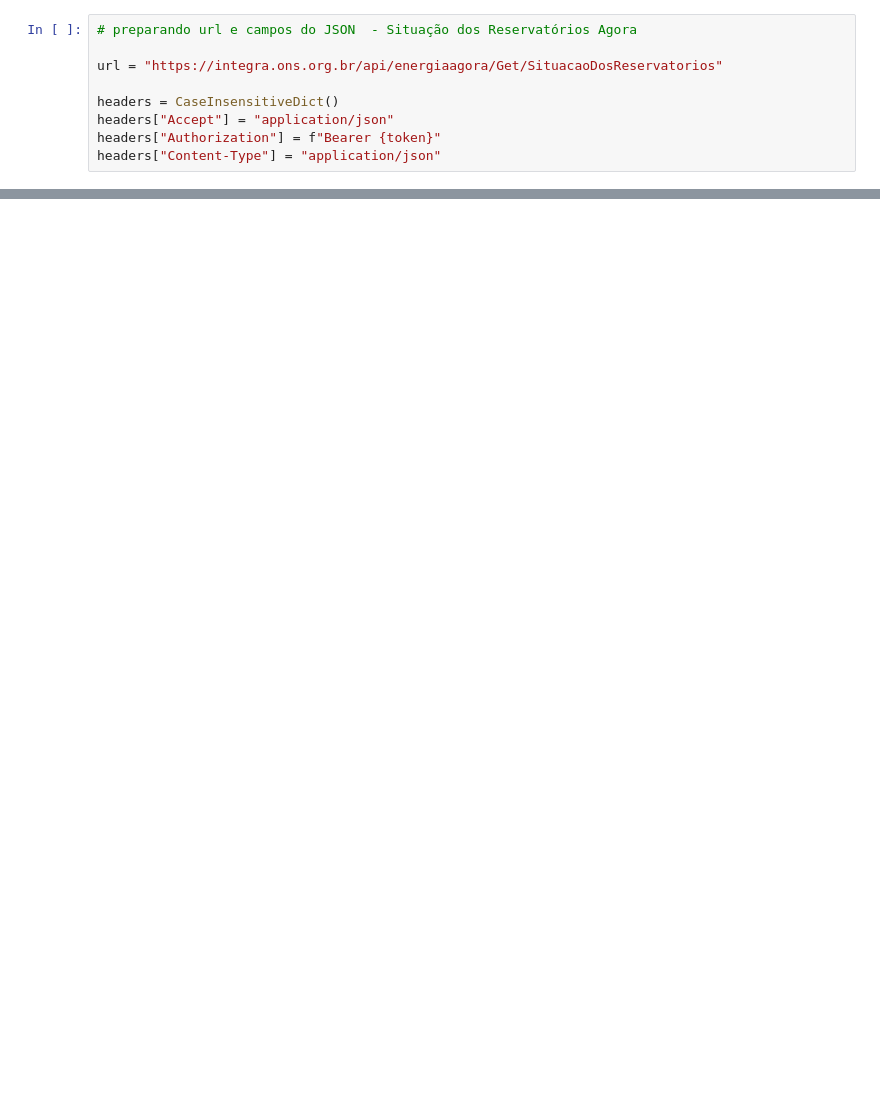
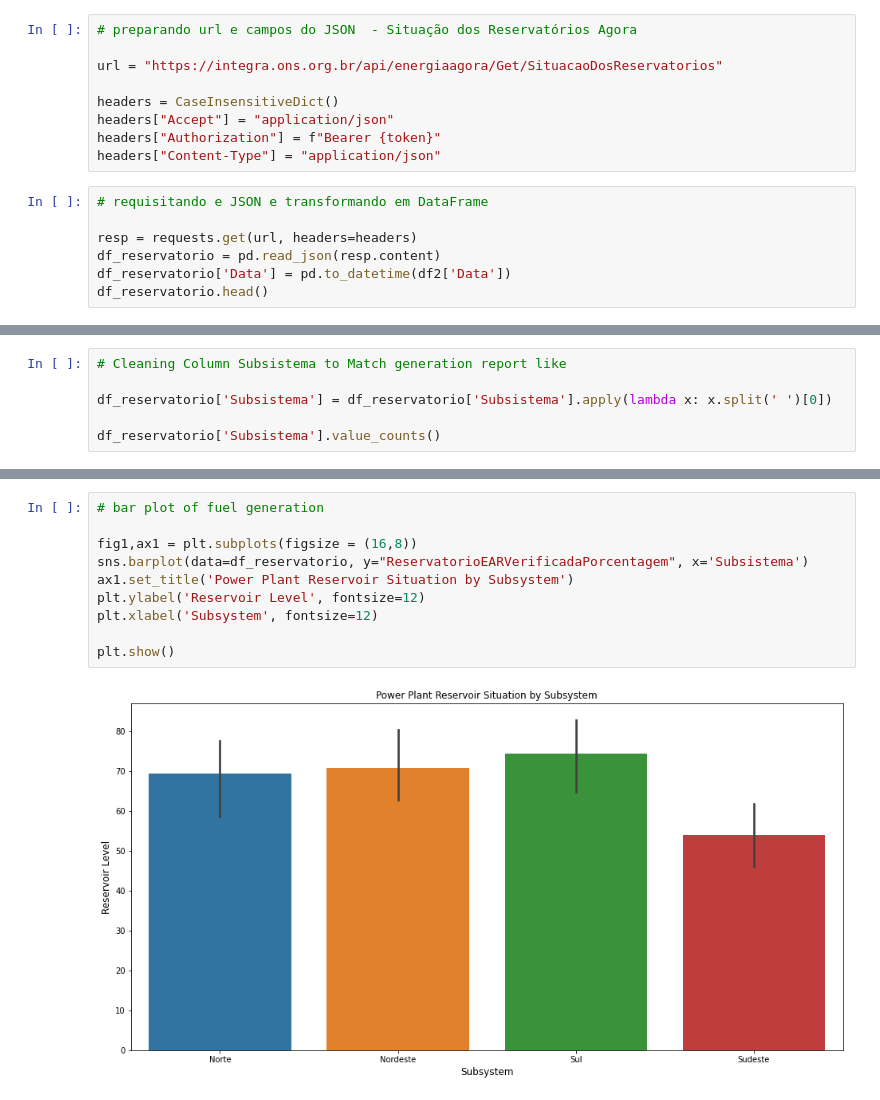
Before and after one commit to thiago-umbelino/ons, a Jupyter notebook: ONS_API.ipynb, the cells around one changed output, grey strips where cells are left out. Saved outputs shown, nothing was run; the diff lists cells and outputs as text; blank space fills up the shorter version.

```diff
--- a/ONS_API.ipynb
+++ b/ONS_API.ipynb
@@ -47,3 +61,10 @@ headers = CaseInsensitiveDict()
 headers["Accept"] = "application/json"
 headers["Authorization"] = f"Bearer {token}"
 headers["Content-Type"] = "application/json"
+# %%
+# requisitando e JSON e transformando em DataFrame
+
+resp = requests.get(url, headers=headers)
+df_reservatorio = pd.read_json(resp.content)
+df_reservatorio['Data'] = pd.to_datetime(df2['Data'])
+df_reservatorio.head()
@@ -49,0 +118,6 @@ headers["Content-Type"] = "application/json"
+# %%
+# Cleaning Column Subsistema to Match generation report like
+
+df_reservatorio['Subsistema'] = df_reservatorio['Subsistema'].apply(lambda x: x.split(' ')[0])
+
+df_reservatorio['Subsistema'].value_counts()
@@ -49,0 +153,12 @@ headers["Content-Type"] = "application/json"
+# %%
+# bar plot of fuel generation
+
+fig1,ax1 = plt.subplots(figsize = (16,8))
+sns.barplot(data=df_reservatorio, y="ReservatorioEARVerificadaPorcentagem", x='Subsistema')
+ax1.set_title('Power Plant Reservoir Situation by Subsystem')
+plt.ylabel('Reservoir Level', fontsize=12)
+plt.xlabel('Subsystem', fontsize=12)
+
+plt.show()
+# %% [output]
+[figure, added]
```
Also changed, not shown: parts of 106 cells of this notebook.
